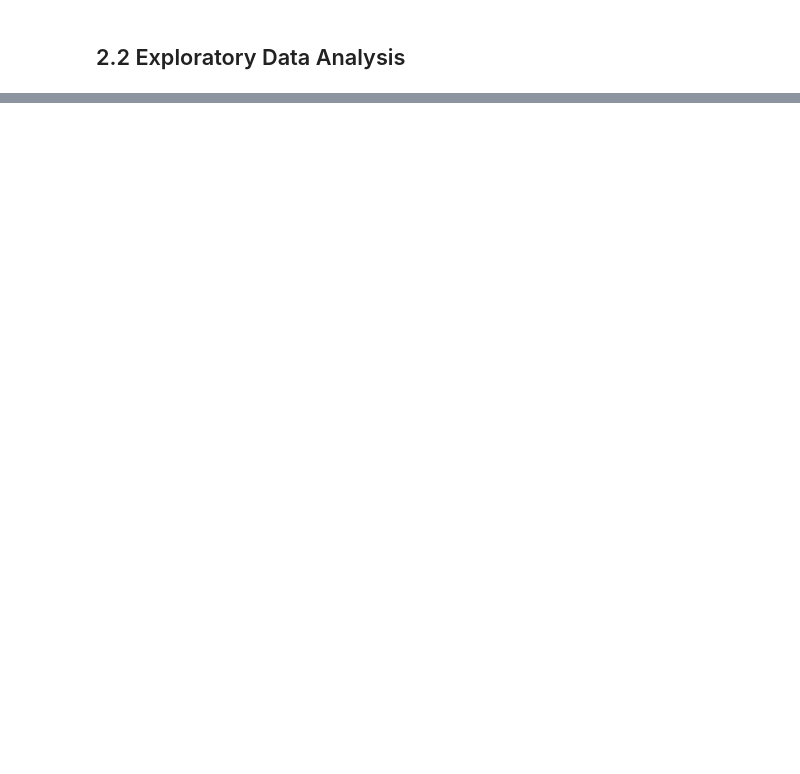
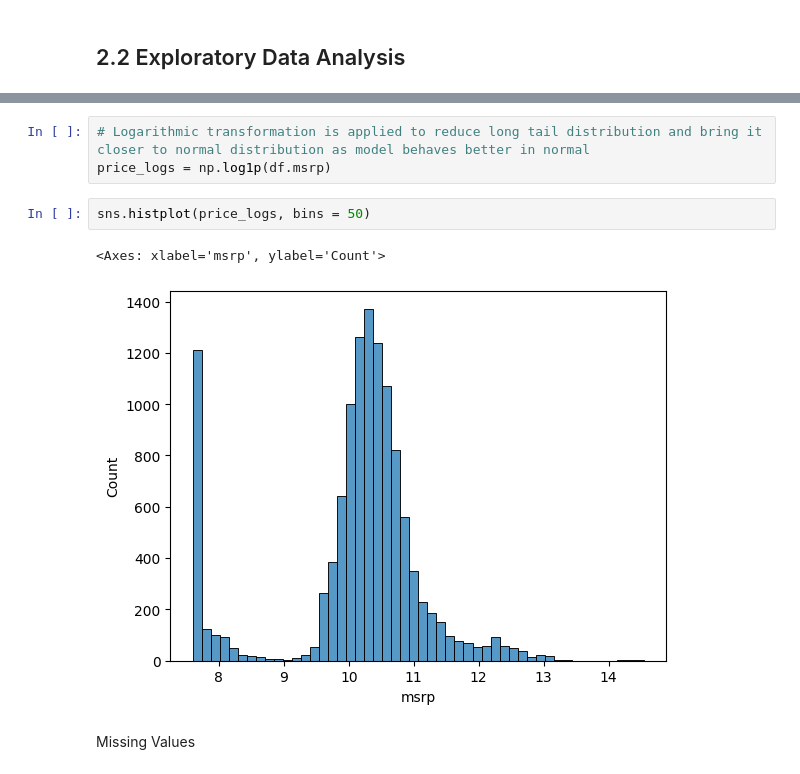
Before and after one commit to cyriljason7/machine-learning-zoomcamp-homework, a Jupyter notebook: 02-regression/02-car_price.ipynb, the cells around one changed output, grey strips where cells are left out. Saved outputs shown, nothing was run; the diff lists cells and outputs as text; blank space fills up the shorter version.

```diff
--- a/02-regression/02-car_price.ipynb
+++ b/02-regression/02-car_price.ipynb
@@ -51,0 +101,10 @@ df.head()
+# %%
+# Logarithmic transformation is applied to reduce long tail distribution and bring it closer to normal distribution as model behaves better in normal
+price_logs = np.log1p(df.msrp)
+# %%
+sns.histplot(price_logs, bins = 50)
+# %% [output]
+<Axes: xlabel='msrp', ylabel='Count'>
+[figure, added]
+# %% [markdown]
+Missing Values
```
Also changed, not shown: parts of 9 cells of this notebook, 1 other file.
